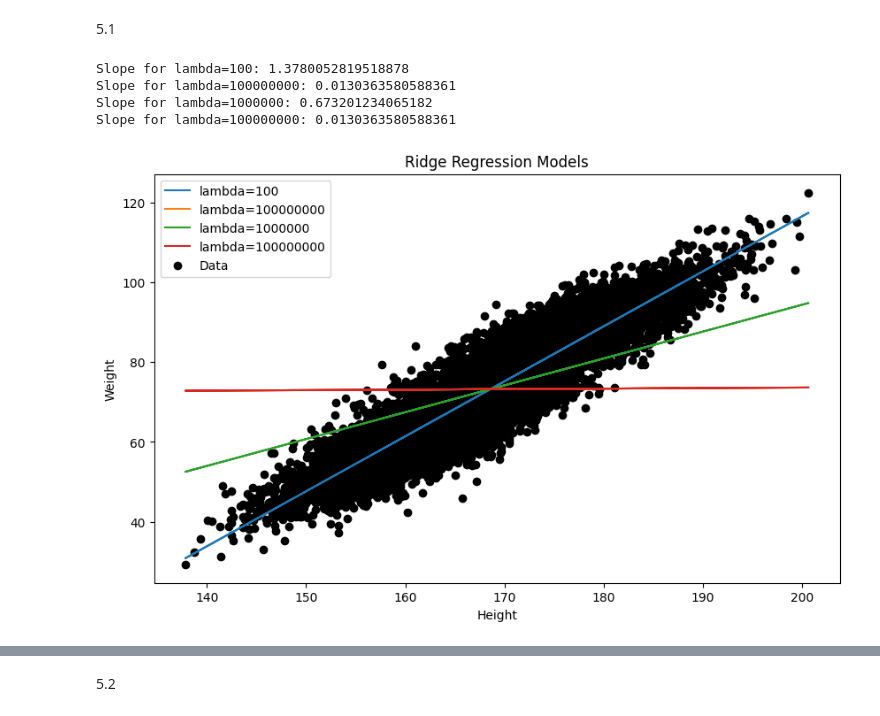
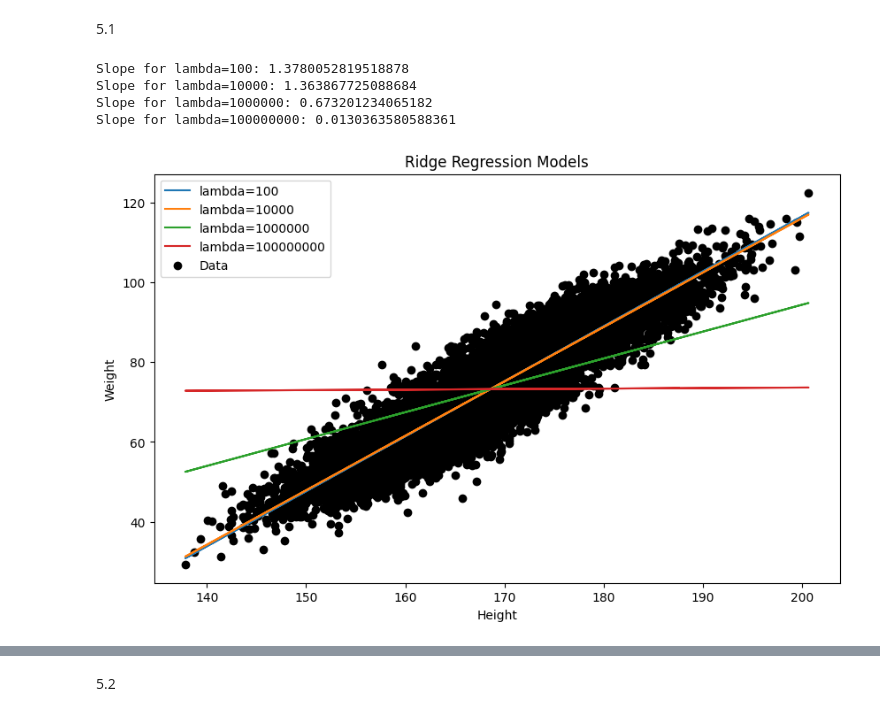
Before and after one commit to SiriwatHuntra/Machine-Learning, a Jupyter notebook: Performance-Estimation/Regularization/ridge.ipynb, the cells around one changed output, grey strips where cells are left out. Cells and saved outputs as stored; diff of their text form; code cells hidden in the pictures.

```diff
--- a/Performance-Estimation/Regularization/ridge.ipynb
+++ b/Performance-Estimation/Regularization/ridge.ipynb
@@ -37,15 +37,16 @@ def ridge_regression_and_plot(X, y, lambdas):
 # %%
 def main():
   filename = 'HeightWeight.csv'
   X, y = load_data(filename)
   lambdas = [10**2, 10**4, 10**6, 10**8]  # Adjust lambda values as needed
+  slope_values = np.linspace(-2, 2, 100)
   ridge_regression_and_plot(X, y, lambdas)
 
 if __name__ == '__main__':
   main()
 # %% [output]
 Slope for lambda=100: 1.3780052819518878
-Slope for lambda=100000000: 0.0130363580588361
+Slope for lambda=10000: 1.363867725088684
 Slope for lambda=1000000: 0.673201234065182
 Slope for lambda=100000000: 0.0130363580588361
-[figure, old version]
+[figure, new version]
```
Also changed, not shown: parts of 4 cells of this notebook.
